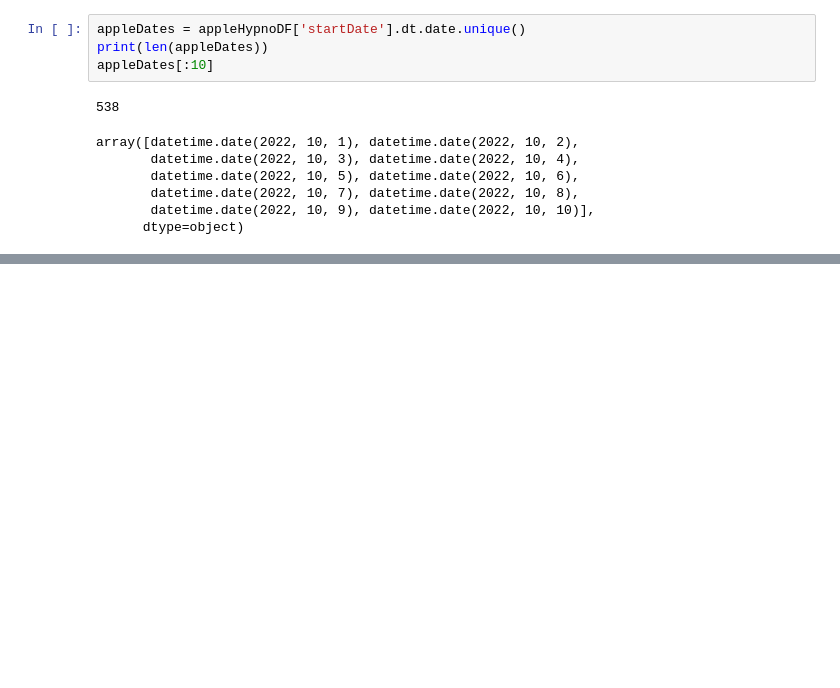
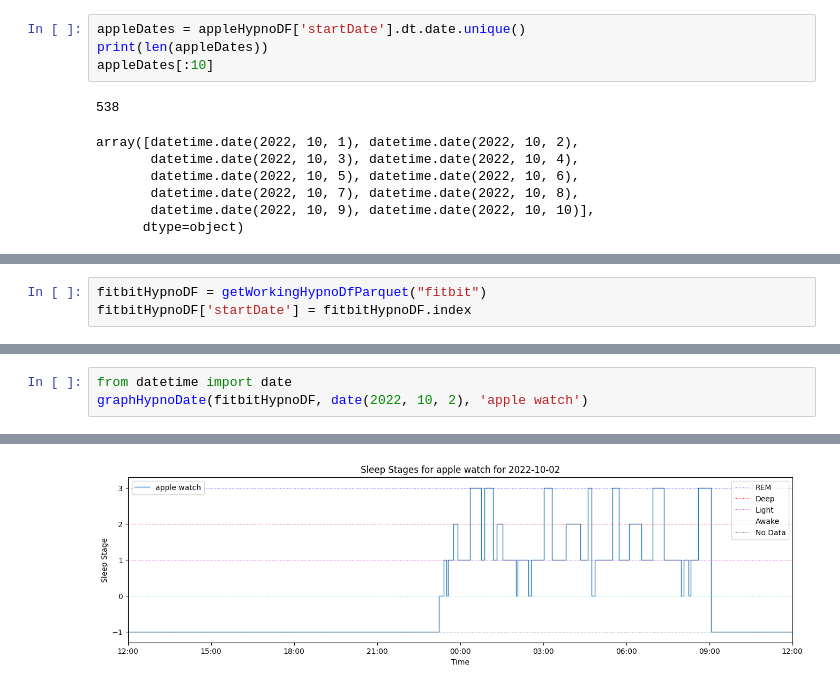
Before and after one commit to AbhikChowdhury6/dataImport, a Jupyter notebook: analyisis/graphingDaysSleep.ipynb, the cells around one changed output, grey strips where cells are left out. Drawn from its saved outputs; the diff is of its cells as text; blank space fills up the shorter version.

```diff
--- a/analyisis/graphingDaysSleep.ipynb
+++ b/analyisis/graphingDaysSleep.ipynb
@@ -106,0 +112,3 @@ graphHypnoDate(appleHypnoDF, date(2022, 10, 4), 'apple watch')
+# %%
+fitbitHypnoDF = getWorkingHypnoDfParquet("fitbit")
+fitbitHypnoDF['startDate'] = fitbitHypnoDF.index
@@ -106,0 +127,4 @@ graphHypnoDate(appleHypnoDF, date(2022, 10, 4), 'apple watch')
+# %%
+from datetime import date
+graphHypnoDate(fitbitHypnoDF, date(2022, 10, 2), 'apple watch')
+# %% [output]
@@ -106,0 +134 @@ graphHypnoDate(appleHypnoDF, date(2022, 10, 4), 'apple watch')
+[figure, added]
```
Also changed, not shown: parts of 4 cells of this notebook, 2 other files.
